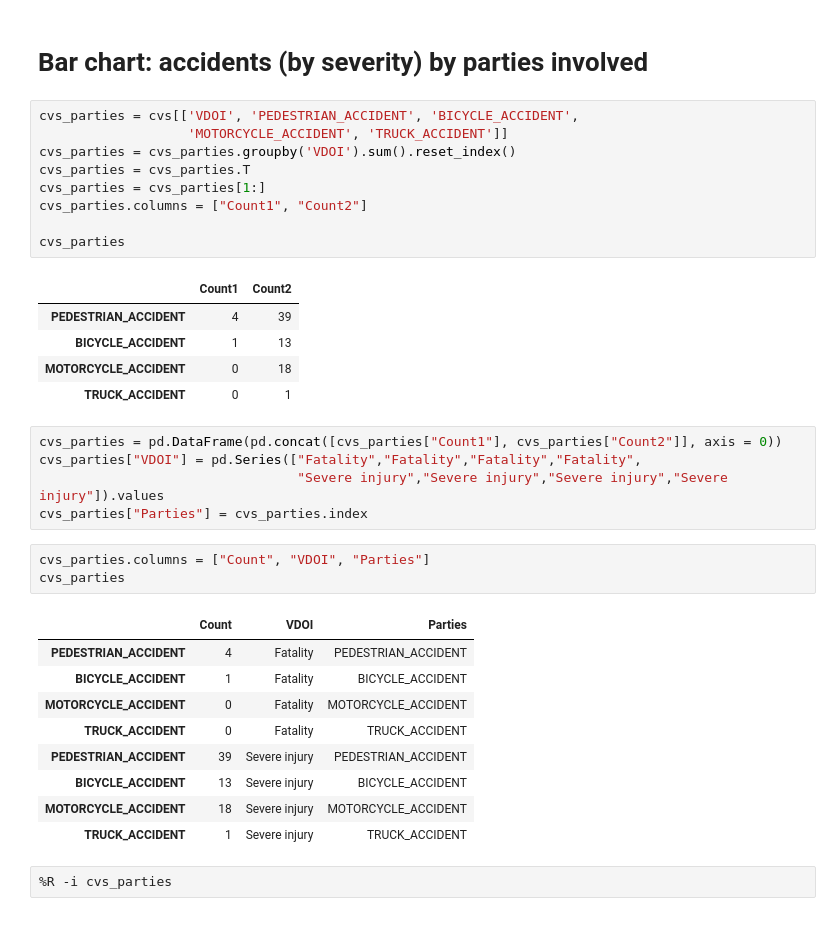
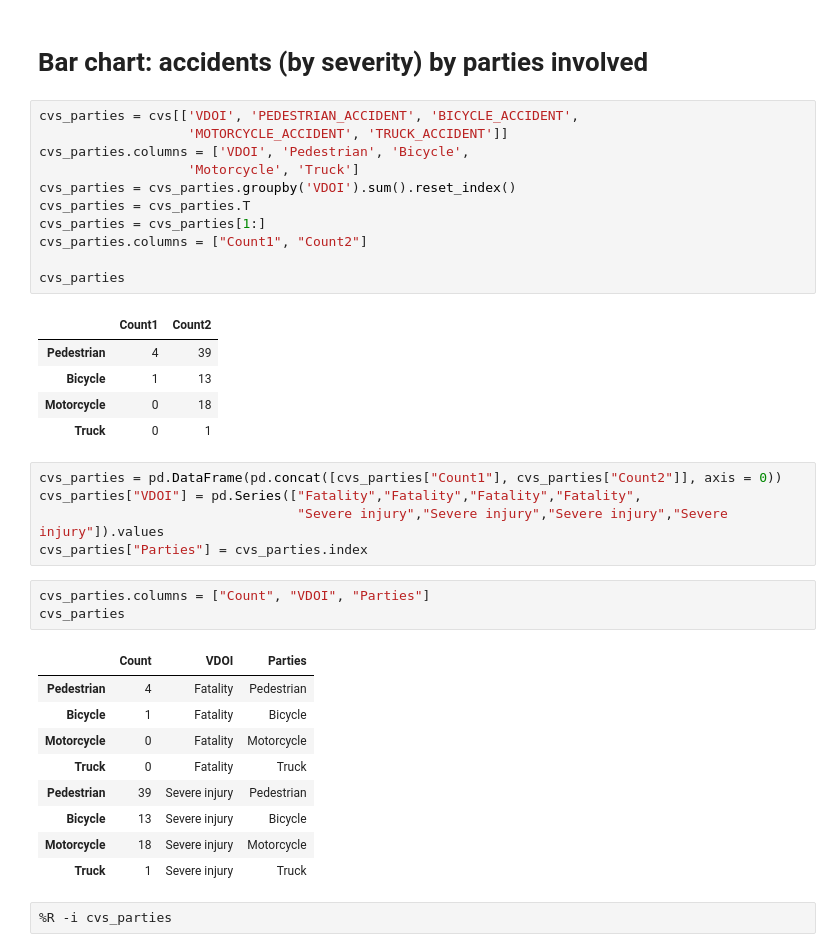
Before and after one commit to zs-barnes/Traffic-Collisions-EDA, a Jupyter notebook: EDA_Viz_Final_Project_Code_v3_bw.ipynb, the cells around one changed output. Drawn from its saved outputs; the diff is of its cells as text.

```diff
--- a/EDA_Viz_Final_Project_Code_v3_bw.ipynb
+++ b/EDA_Viz_Final_Project_Code_v3_bw.ipynb
@@ -422,18 +462,20 @@ theme_minimal()
 # %%
 cvs_parties = cvs[['VDOI', 'PEDESTRIAN_ACCIDENT', 'BICYCLE_ACCIDENT',
                    'MOTORCYCLE_ACCIDENT', 'TRUCK_ACCIDENT']]
+cvs_parties.columns = ['VDOI', 'Pedestrian', 'Bicycle',
+                   'Motorcycle', 'Truck']
 cvs_parties = cvs_parties.groupby('VDOI').sum().reset_index()
 cvs_parties = cvs_parties.T
 cvs_parties = cvs_parties[1:]
 cvs_parties.columns = ["Count1", "Count2"]
 
 cvs_parties
 # %% [output]
 |  | Count1 | Count2 |
-| PEDESTRIAN_ACCIDENT | 4 | 39 |
-| BICYCLE_ACCIDENT | 1 | 13 |
-| MOTORCYCLE_ACCIDENT | 0 | 18 |
-| TRUCK_ACCIDENT | 0 | 1 |
+| Pedestrian | 4 | 39 |
+| Bicycle | 1 | 13 |
+| Motorcycle | 0 | 18 |
+| Truck | 0 | 1 |
 # %%
 cvs_parties = pd.DataFrame(pd.concat([cvs_parties["Count1"], cvs_parties["Count2"]], axis = 0))
 cvs_parties["VDOI"] = pd.Series(["Fatality","Fatality","Fatality","Fatality",
@@ -444,14 +486,14 @@ cvs_parties.columns = ["Count", "VDOI", "Parties"]
 cvs_parties
 # %% [output]
 |  | Count | VDOI | Parties |
-| PEDESTRIAN_ACCIDENT | 4 | Fatality | PEDESTRIAN_ACCIDENT |
-| BICYCLE_ACCIDENT | 1 | Fatality | BICYCLE_ACCIDENT |
-| MOTORCYCLE_ACCIDENT | 0 | Fatality | MOTORCYCLE_ACCIDENT |
-| TRUCK_ACCIDENT | 0 | Fatality | TRUCK_ACCIDENT |
-| PEDESTRIAN_ACCIDENT | 39 | Severe injury | PEDESTRIAN_ACCIDENT |
-| BICYCLE_ACCIDENT | 13 | Severe injury | BICYCLE_ACCIDENT |
-| MOTORCYCLE_ACCIDENT | 18 | Severe injury | MOTORCYCLE_ACCIDENT |
-| TRUCK_ACCIDENT | 1 | Severe injury | TRUCK_ACCIDENT |
+| Pedestrian | 4 | Fatality | Pedestrian |
+| Bicycle | 1 | Fatality | Bicycle |
+| Motorcycle | 0 | Fatality | Motorcycle |
+| Truck | 0 | Fatality | Truck |
+| Pedestrian | 39 | Severe injury | Pedestrian |
+| Bicycle | 13 | Severe injury | Bicycle |
+| Motorcycle | 18 | Severe injury | Motorcycle |
+| Truck | 1 | Severe injury | Truck |
 # %%
 %R -i cvs_parties
 # %%
```
Also changed, not shown: parts of 10 cells of this notebook.
